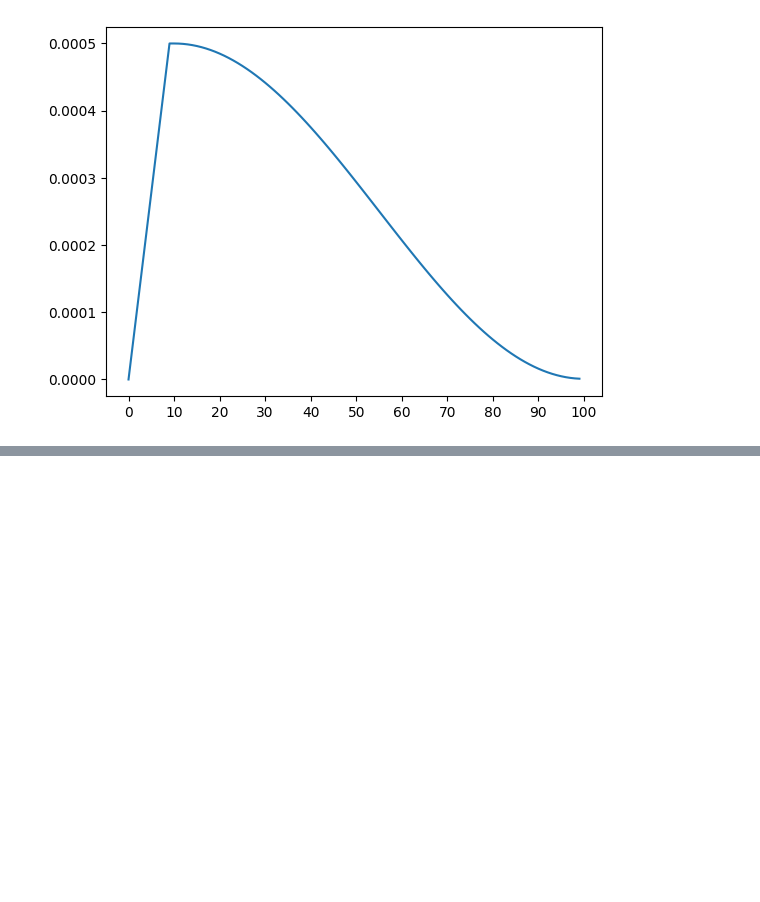
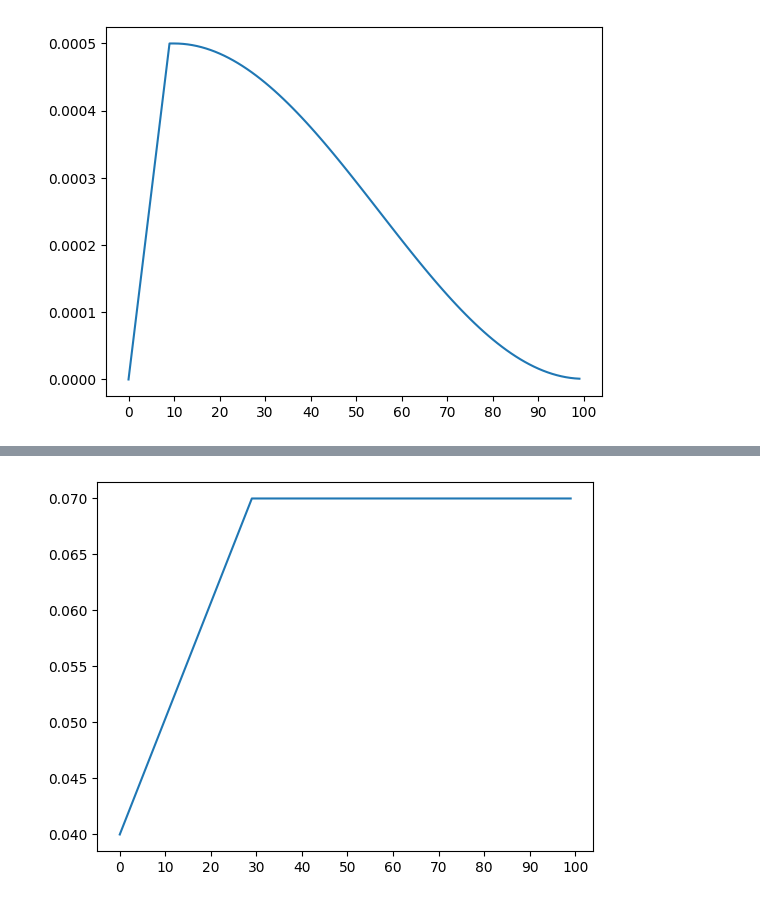
Before and after one commit to emnzn/DINO, a Jupyter notebook: notebooks/cosine_annealing.ipynb, the cells around one changed output, grey strips where cells are left out. Drawn from its saved outputs; the diff is of its cells as text; code cells hidden in the pictures; blank space fills up the shorter version.

```diff
--- a/notebooks/cosine_annealing.ipynb
+++ b/notebooks/cosine_annealing.ipynb
@@ -39,3 +39,17 @@ plt.xticks([i for i in range(0, 101, 10)])
 plt.show()
 # %% [output]
 [figure]
+# %%
+epochs = 100
+num_warmup_epochs = 0
+teacher_temp = (0.04, 0.04)
+
+temperatures = np.concatenate([
+    np.linspace(
+        start=teacher_temp[0],
+        stop=teacher_temp[1],
+        num=num_warmup_epochs
+    ), np.ones(epochs - num_warmup_epochs) * teacher_temp[1]
+    ])
+
+len(temperatures)
@@ -41,0 +71,20 @@ plt.show()
+# %%
+def get_teacher_temperatures(
+    epochs: int,
+    num_warmup_epochs: int,
+    start: float,
+    end: float
+    ) -> np.ndarray:
+
+    warmup = np.linspace(start=start, stop=end, num=num_warmup_epochs)
+    remaining = np.ones(epochs - num_warmup_epochs) * end
+
+    temperatures = np.concatenate([warmup, remaining], axis=0)
+
+    return temperatures
+# %%
+plt.plot(get_teacher_temperatures(100, 30, 0.04, 0.07))
+plt.xticks([i for i in range(0, 101, 10)])
+plt.show()
+# %% [output]
+[figure, added]
```
Also changed, not shown: parts of 3 cells of this notebook, 2 other files.
